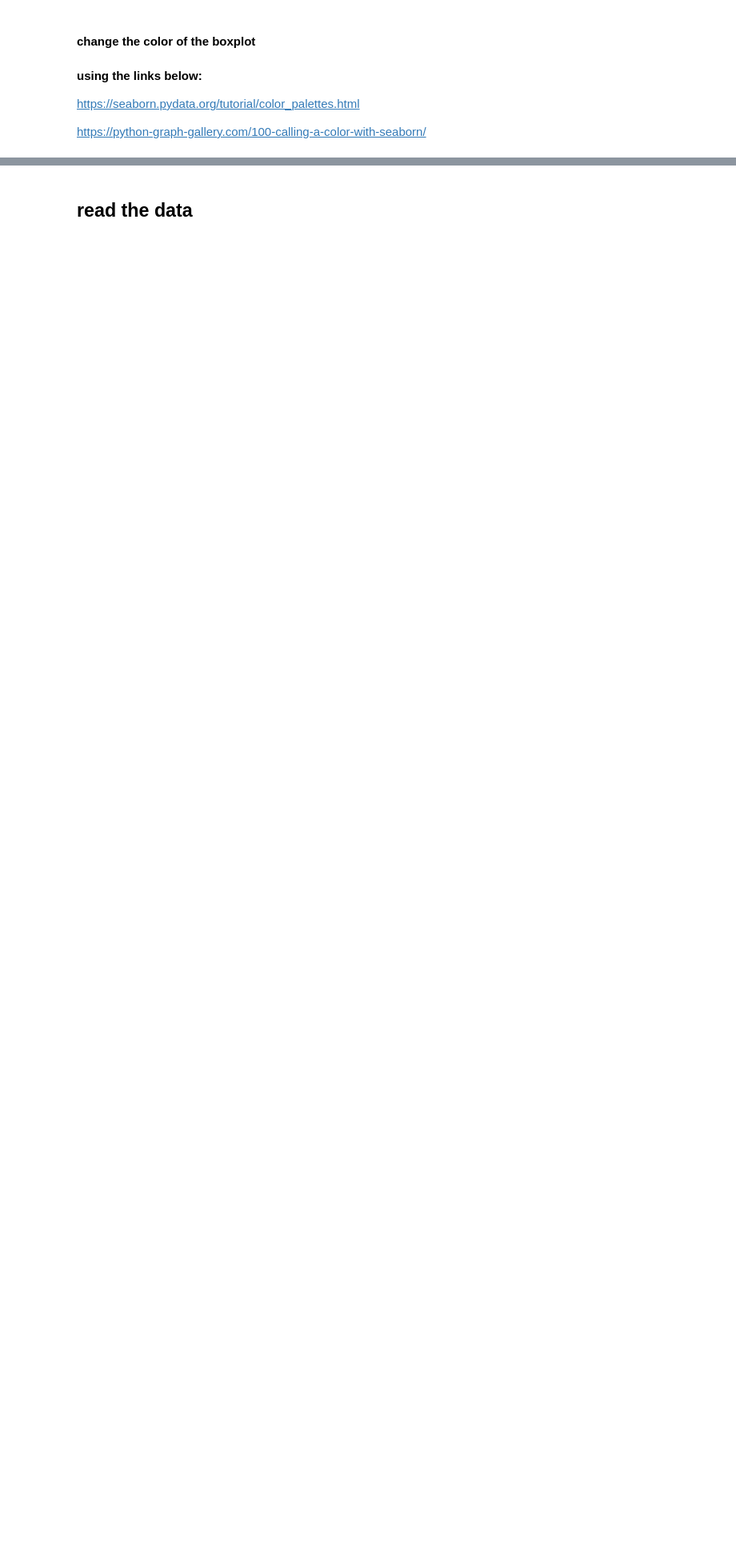
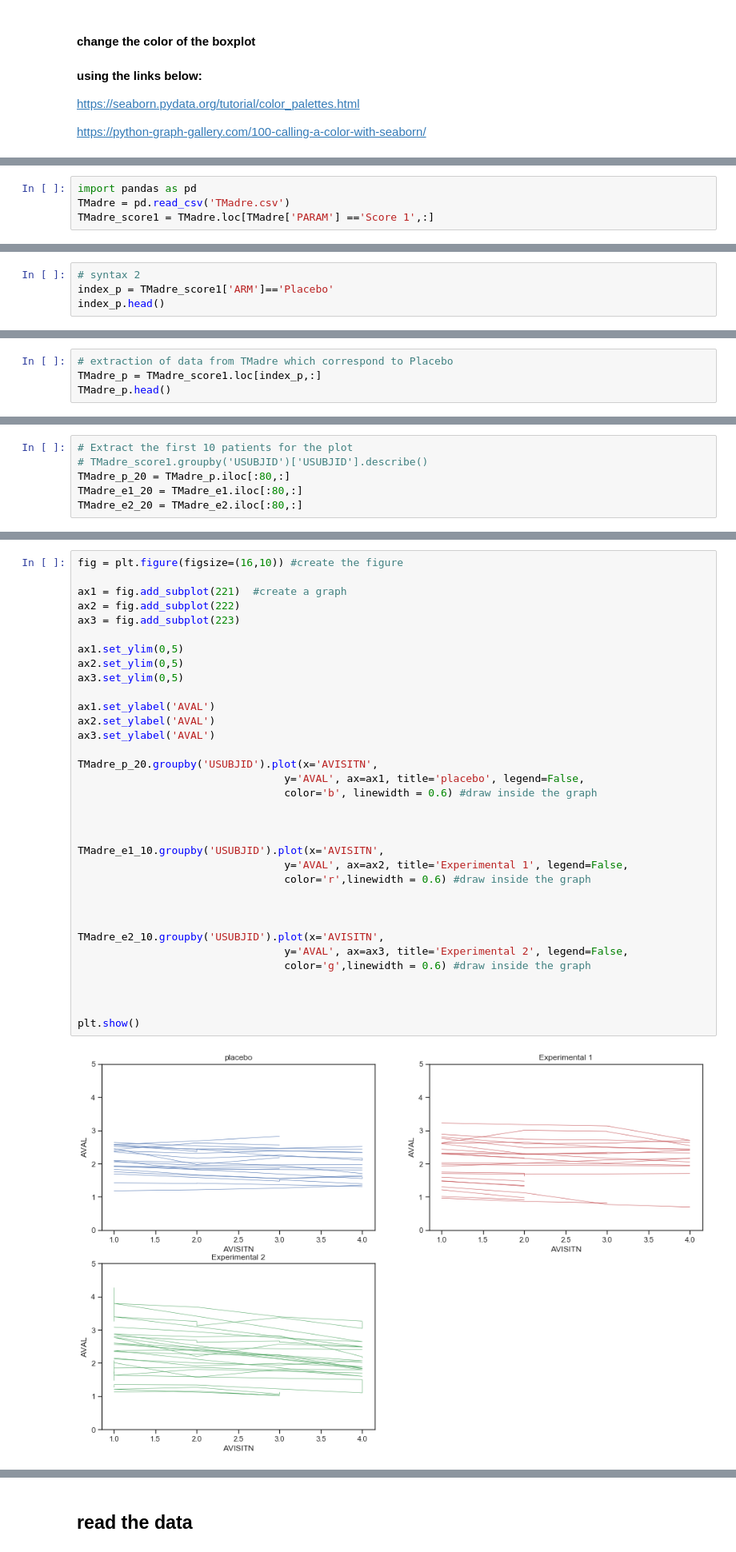
Before and after one commit to SophieRa/Formation-PYTHON, a Jupyter notebook: course_1.ipynb, the cells around one changed output, grey strips where cells are left out. Shown at 80% size. Cells and saved outputs as stored; diff of their text form; blank space fills up the shorter version.

```diff
--- a/course_1.ipynb
+++ b/course_1.ipynb
@@ -369,0 +550,4 @@ plt.savefig("test_export.jpg", dpi=150)
+# %%
+import pandas as pd
+TMadre = pd.read_csv('TMadre.csv')
+TMadre_score1 = TMadre.loc[TMadre['PARAM'] =='Score 1',:]
@@ -369,0 +586,4 @@ plt.savefig("test_export.jpg", dpi=150)
+# %%
+# syntax 2
+index_p = TMadre_score1['ARM']=='Placebo'
+index_p.head()
@@ -369,0 +597,4 @@ plt.savefig("test_export.jpg", dpi=150)
+# %%
+# extraction of data from TMadre which correspond to Placebo
+TMadre_p = TMadre_score1.loc[index_p,:]
+TMadre_p.head()
@@ -370 +652,7 @@ plt.savefig("test_export.jpg", dpi=150)
+# %%
+# Extract the first 10 patients for the plot
+# TMadre_score1.groupby('USUBJID')['USUBJID'].describe()
+TMadre_p_20 = TMadre_p.iloc[:80,:]
+TMadre_e1_20 = TMadre_e1.iloc[:80,:]
+TMadre_e2_20 = TMadre_e2.iloc[:80,:]
 # %% [markdown]
@@ -371,0 +664,36 @@ plt.savefig("test_export.jpg", dpi=150)
+# %%
+fig = plt.figure(figsize=(16,10)) #create the figure
+
+ax1 = fig.add_subplot(221)  #create a graph
+ax2 = fig.add_subplot(222)
+ax3 = fig.add_subplot(223)
+
+ax1.set_ylim(0,5)
+ax2.set_ylim(0,5)
+ax3.set_ylim(0,5)
+
+ax1.set_ylabel('AVAL')
+ax2.set_ylabel('AVAL')
+ax3.set_ylabel('AVAL')
+
+TMadre_p_20.groupby('USUBJID').plot(x='AVISITN',
+                                 y='AVAL', ax=ax1, title='placebo', legend=False,
+                                 color='b', linewidth = 0.6) #draw inside the graph
+
+
+
+TMadre_e1_10.groupby('USUBJID').plot(x='AVISITN',
+                                 y='AVAL', ax=ax2, title='Experimental 1', legend=False,
+                                 color='r',linewidth = 0.6) #draw inside the graph
+
+
+
+TMadre_e2_10.groupby('USUBJID').plot(x='AVISITN',
+                                 y='AVAL', ax=ax3, title='Experimental 2', legend=False,
+                                 color='g',linewidth = 0.6) #draw inside the graph
+
+
+
+plt.show()
+# %% [output]
+[figure, added]
```
Also changed, not shown: parts of 113 cells of this notebook.
